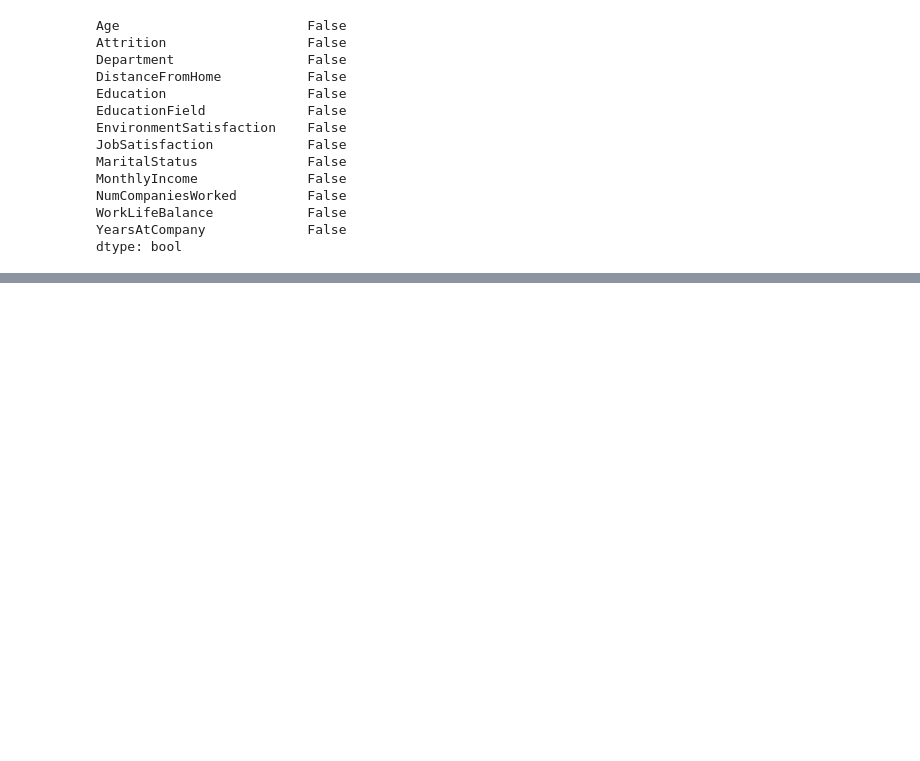
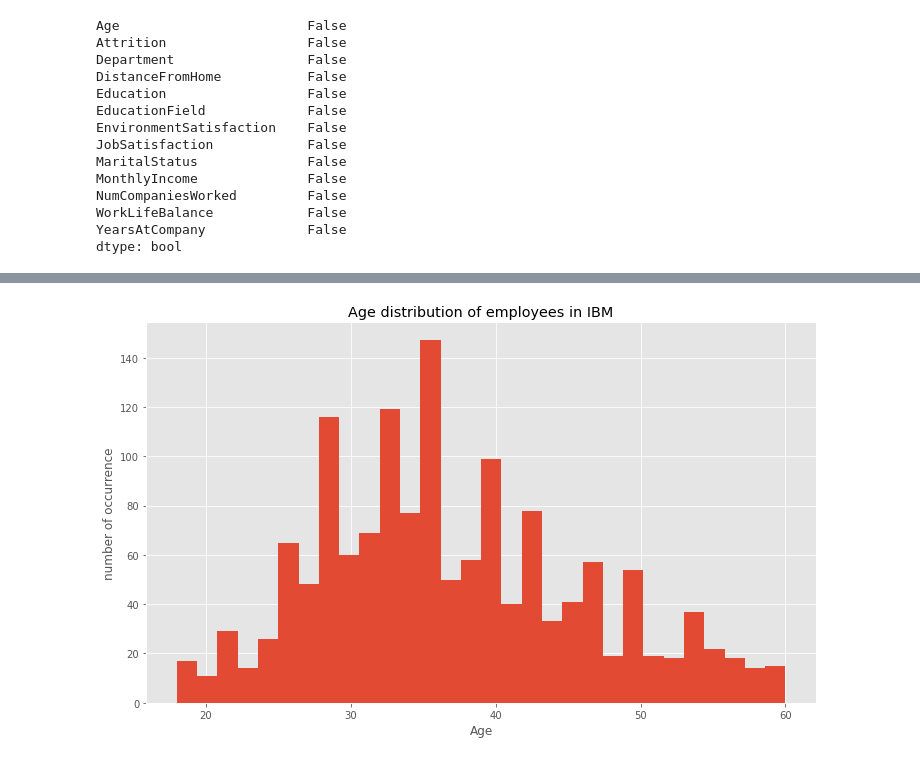
Before and after one commit to AmbassadorOTU/ibm-attrition-data, a Jupyter notebook: Attrition_modelling.ipynb, the cells around one changed output, grey strips where cells are left out. Drawn from its saved outputs; the diff is of its cells as text; code cells hidden in the pictures; blank space fills up the shorter version.

```diff
--- a/Attrition_modelling.ipynb
+++ b/Attrition_modelling.ipynb
@@ -52,13 +53,0 @@ sns.boxplot(x=attrition_data['Age'])
-# %%
-def plot_distibution(data, x_data, y_data):
-    style.use('ggplot')
-    plt.figure(figsize=(12,7))
-    plt.hist(data, bins=20)
-    plt.xlabel(x_data)
-    plt.ylabel(y_data)
-    plt.show()
-
-def central_tendency(data):
-    print('Mean = ', data.mean())
-    print('Median = ', data.median())
-    print('Mode = ', data.mode())
@@ -151,0 +78,4 @@ attrition_data.groupby(['Age', 'Attrition']).groups
+# %%
+plot_distibution(attrition_data['Age'], 'Age', 'number of occurrence', 'Age distribution of employees in IBM')
+# %% [output]
+[figure, added]
```
Also changed, not shown: parts of 48 cells of this notebook.
